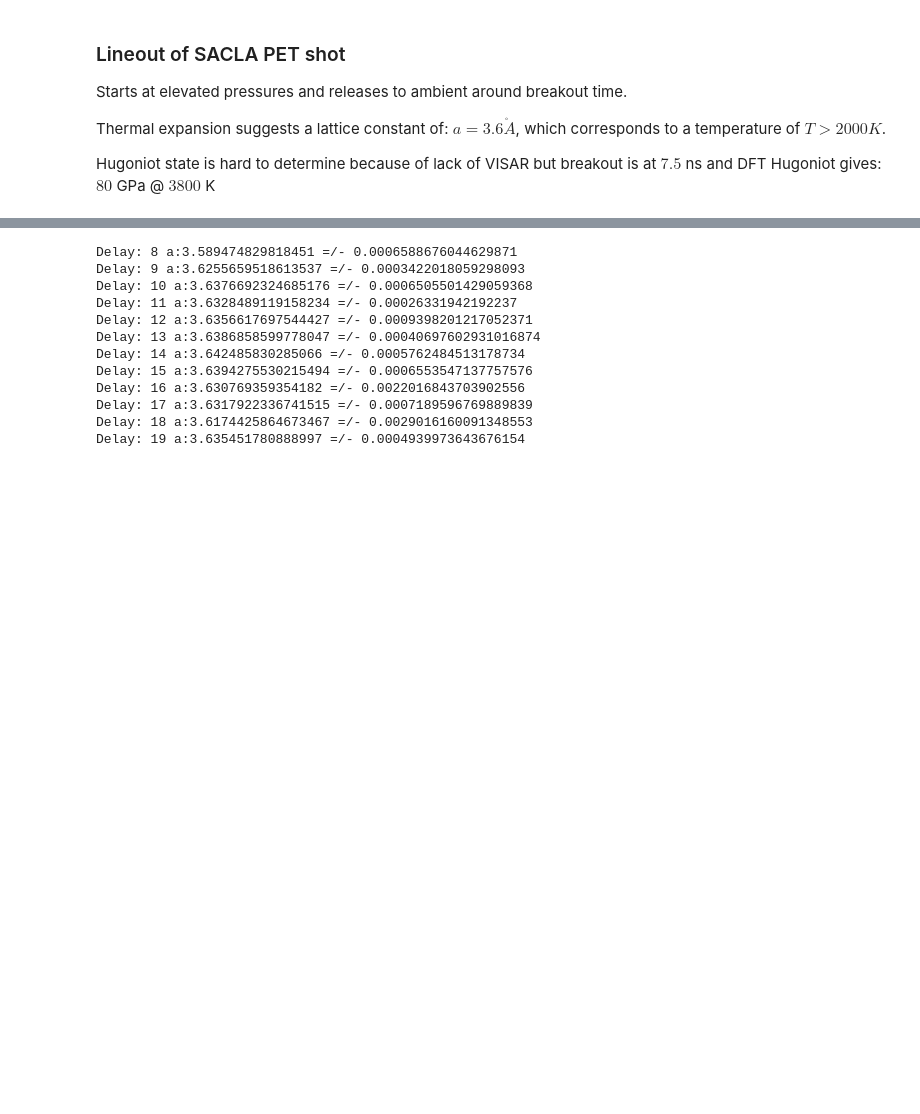
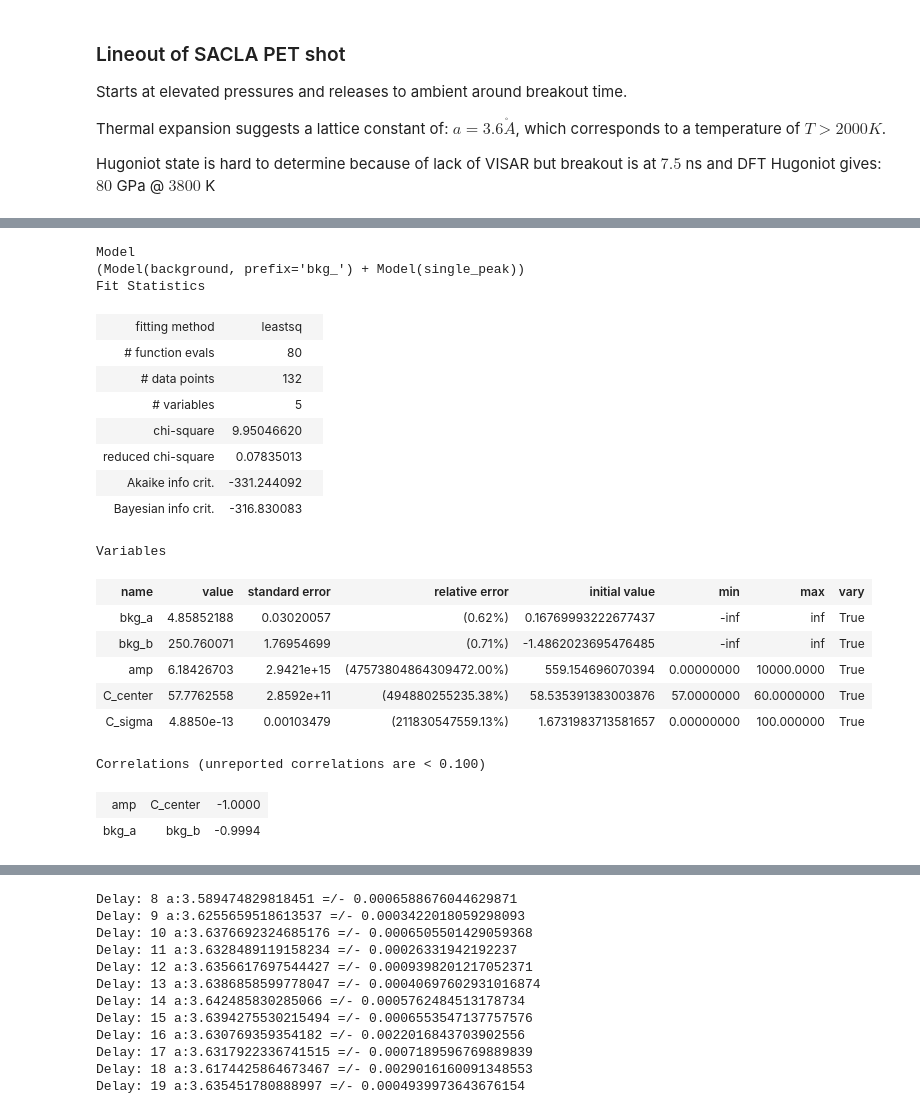
Before and after one commit to HeuserB/PhD_Thesis, a Jupyter notebook: notebooks/diamond_formation_LW03/diamond_formation.ipynb, the cells around one changed output, grey strips where cells are left out. Drawn from its saved outputs; the diff is of its cells as text; code cells hidden in the pictures; blank space fills up the shorter version.

```diff
--- a/notebooks/diamond_formation_LW03/diamond_formation.ipynb
+++ b/notebooks/diamond_formation_LW03/diamond_formation.ipynb
@@ -623,0 +175,29 @@ plt.savefig('../../../../../W_PhD_Articles/Heuser_ND_recovery/figures/TempDiamon
+# %%
+run                         = 434
+fit_pattern='../../.data_SACLA/fits/C220_peak_rrun_modelresult.sav'
+fitfile                     =   re.sub('run',str(run),fit_pattern)
+
+fit                         = load_modelresult(fitfile)
+fit
+# %% [output]
+Model
+(Model(background, prefix='bkg_') + Model(single_peak))
+Fit Statistics
+| fitting method | leastsq |  |
+| # function evals | 80 |  |
+| # data points | 132 |  |
+| # variables | 5 |  |
+| chi-square | 9.95046620 |  |
+| reduced chi-square | 0.07835013 |  |
+| Akaike info crit. | -331.244092 |  |
+| Bayesian info crit. | -316.830083 |  |
+Variables
+| name | value | standard error | relative error | initial value | min | max | vary |
+| bkg_a | 4.85852188 | 0.03020057 | (0.62%) | 0.16769993222677437 | -inf | inf | True |
+| bkg_b | 250.760071 | 1.76954699 | (0.71%) | -1.4862023695476485 | -inf | inf | True |
+| amp | 6.18426703 | 2.9421e+15 | (47573804864309472.00%) | 559.154696070394 | 0.00000000 | 10000.0000 | True |
+| C_center | 57.7762558 | 2.8592e+11 | (494880255235.38%) | 58.535391383003876 | 57.0000000 | 60.0000000 | True |
+| C_sigma | 4.8850e-13 | 0.00103479 | (211830547559.13%) | 1.6731983713581657 | 0.00000000 | 100.000000 | True |
+Correlations (unreported correlations are < 0.100)
+| amp | C_center | -1.0000 |
+| bkg_a | bkg_b | -0.9994 |
```
Also changed, not shown: parts of 21 cells of this notebook, 9 other files.
